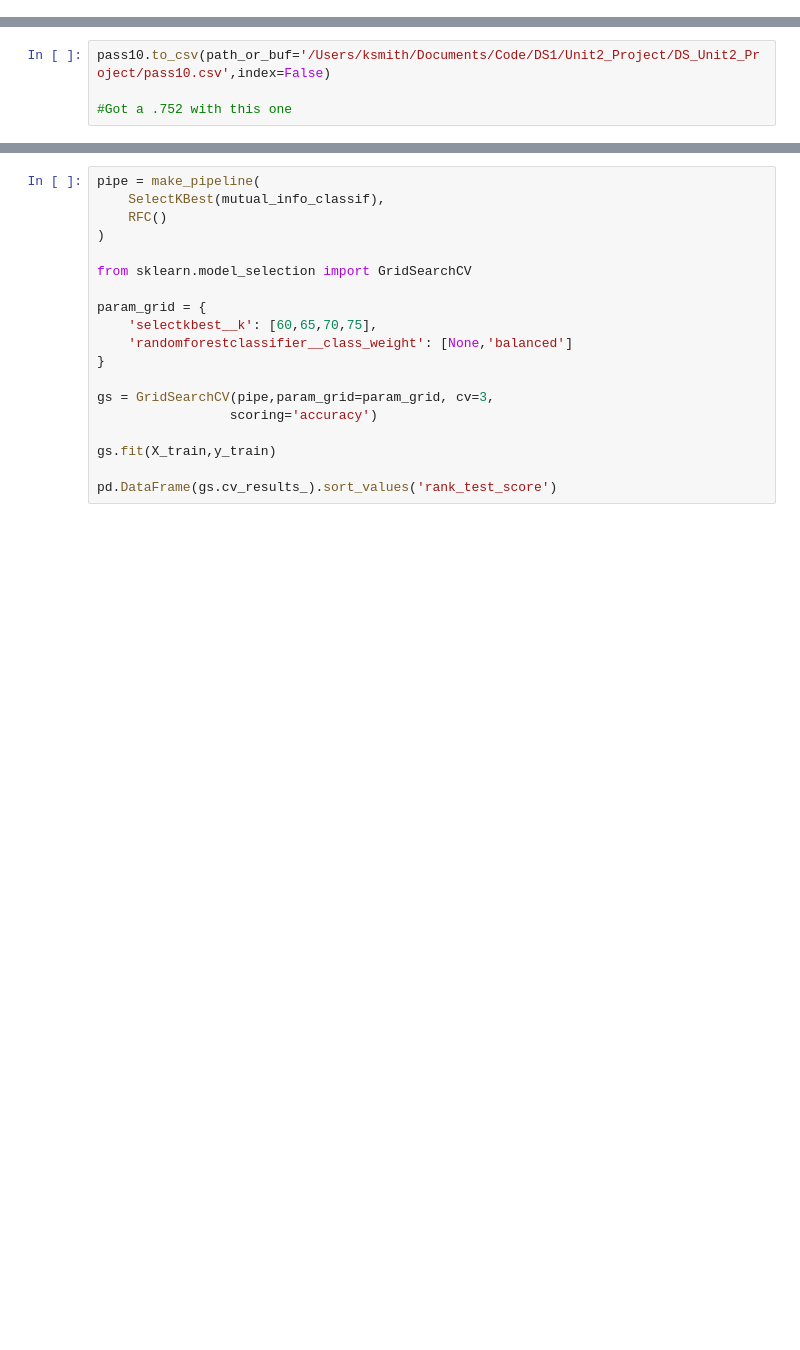
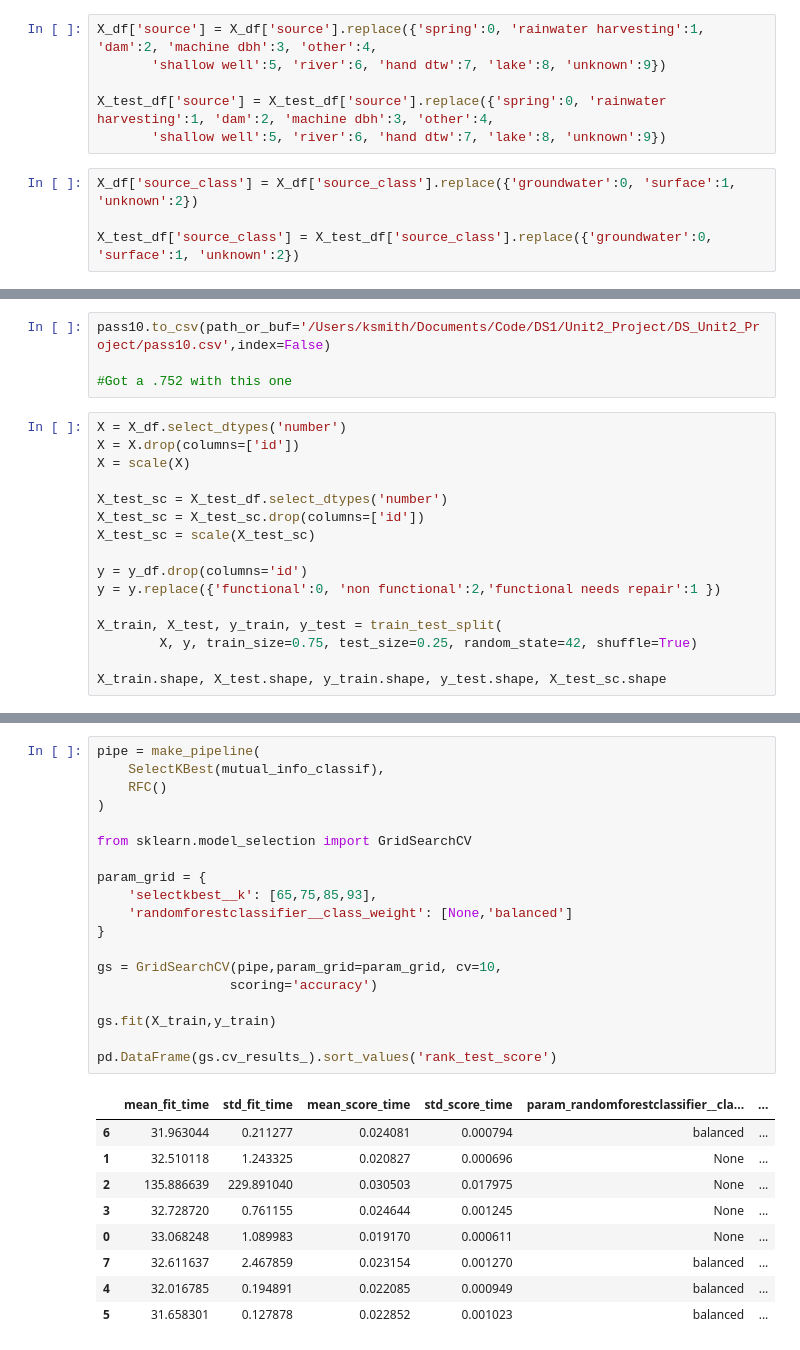
Before and after one commit to krsmith/DS_Unit2_Project, a Jupyter notebook: Unit2_Project_Notebook_2.ipynb, the cells around one changed output, grey strips where cells are left out. Saved outputs shown, nothing was run; the diff lists cells and outputs as text; blank space fills up the shorter version.

```diff
--- a/Unit2_Project_Notebook_2.ipynb
+++ b/Unit2_Project_Notebook_2.ipynb
@@ -239,0 +289,10 @@ X_df.select_dtypes(exclude=np.number) #all of these features have other variable
+# %%
+X_df['source'] = X_df['source'].replace({'spring':0, 'rainwater harvesting':1, 'dam':2, 'machine dbh':3, 'other':4,
+       'shallow well':5, 'river':6, 'hand dtw':7, 'lake':8, 'unknown':9})
+
+X_test_df['source'] = X_test_df['source'].replace({'spring':0, 'rainwater harvesting':1, 'dam':2, 'machine dbh':3, 'other':4,
+       'shallow well':5, 'river':6, 'hand dtw':7, 'lake':8, 'unknown':9})
+# %%
+X_df['source_class'] = X_df['source_class'].replace({'groundwater':0, 'surface':1, 'unknown':2})
+
+X_test_df['source_class'] = X_test_df['source_class'].replace({'groundwater':0, 'surface':1, 'unknown':2})
@@ -436,3 +548,19 @@ pass10['status_group'] = pass10['status_group'].replace({0:'functional', 2:'non
 pass10.to_csv(path_or_buf='/Users/ksmith/Documents/Code/DS1/Unit2_Project/DS_Unit2_Project/pass10.csv',index=False)
 
 #Got a .752 with this one
+# %%
+X = X_df.select_dtypes('number')
+X = X.drop(columns=['id'])
+X = scale(X)
+
+X_test_sc = X_test_df.select_dtypes('number')
+X_test_sc = X_test_sc.drop(columns=['id'])
+X_test_sc = scale(X_test_sc)
+
+y = y_df.drop(columns='id')
+y = y.replace({'functional':0, 'non functional':2,'functional needs repair':1 })
+
+X_train, X_test, y_train, y_test = train_test_split(
+        X, y, train_size=0.75, test_size=0.25, random_state=42, shuffle=True)
+
+X_train.shape, X_test.shape, y_train.shape, y_test.shape, X_test_sc.shape
@@ -439,19 +569,29 @@ pass10.to_csv(path_or_buf='/Users/ksmith/Documents/Code/DS1/Unit2_Project/DS_Uni
 # %%
 pipe = make_pipeline(
     SelectKBest(mutual_info_classif),
     RFC()
 )
 
 from sklearn.model_selection import GridSearchCV
 
 param_grid = {
-    'selectkbest__k': [60,65,70,75],
+    'selectkbest__k': [65,75,85,93],
     'randomforestclassifier__class_weight': [None,'balanced']
 }
 
-gs = GridSearchCV(pipe,param_grid=param_grid, cv=3,
+gs = GridSearchCV(pipe,param_grid=param_grid, cv=10,
                  scoring='accuracy')
 
 gs.fit(X_train,y_train)
 
 pd.DataFrame(gs.cv_results_).sort_values('rank_test_score')
+# %% [output]
+|  | mean_fit_time | std_fit_time | mean_score_time | std_score_time | param_randomforestclassifier__cla... | ... |
+| 6 | 31.963044 | 0.211277 | 0.024081 | 0.000794 | balanced | ... |
+| 1 | 32.510118 | 1.243325 | 0.020827 | 0.000696 | None | ... |
+| 2 | 135.886639 | 229.891040 | 0.030503 | 0.017975 | None | ... |
+| 3 | 32.728720 | 0.761155 | 0.024644 | 0.001245 | None | ... |
+| 0 | 33.068248 | 1.089983 | 0.019170 | 0.000611 | None | ... |
+| 7 | 32.611637 | 2.467859 | 0.023154 | 0.001270 | balanced | ... |
+| 4 | 32.016785 | 0.194891 | 0.022085 | 0.000949 | balanced | ... |
+| 5 | 31.658301 | 0.127878 | 0.022852 | 0.001023 | balanced | ... |
```
Also changed, not shown: parts of 39 cells of this notebook, 1 other file.
